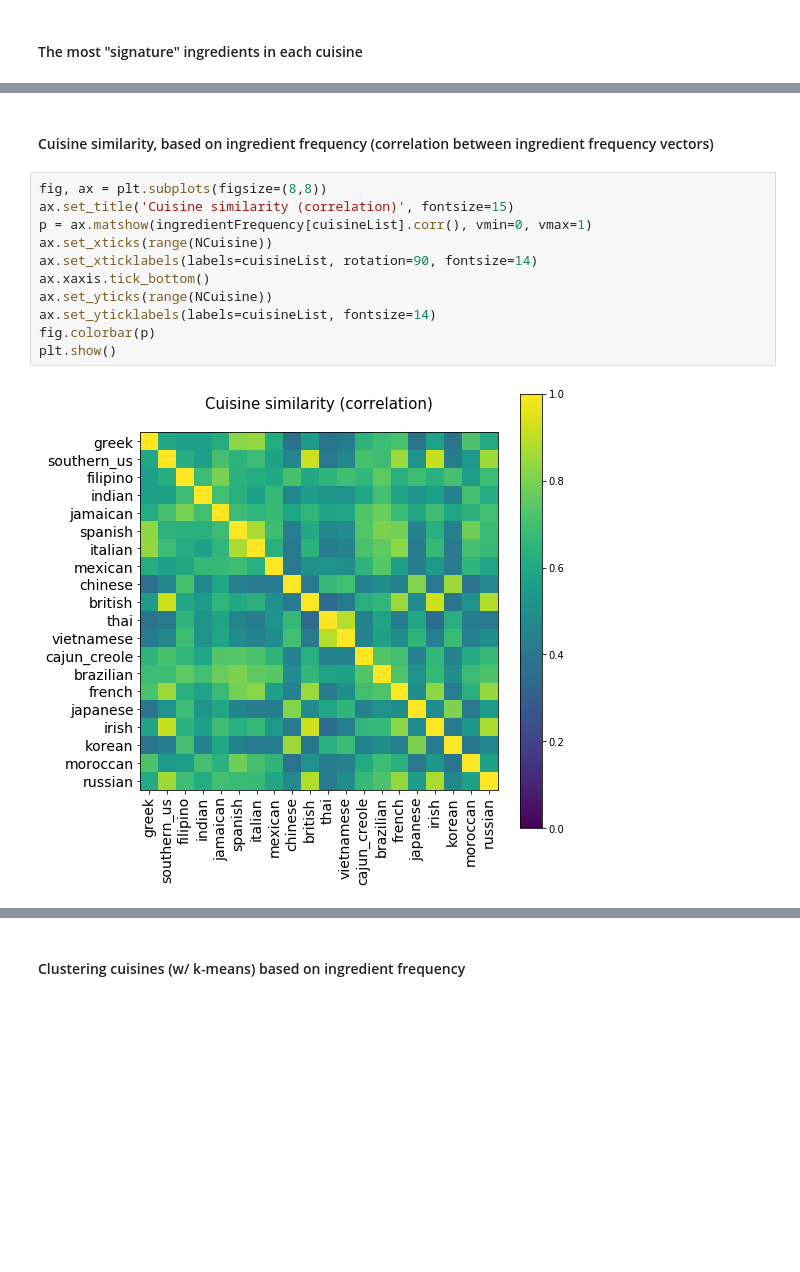
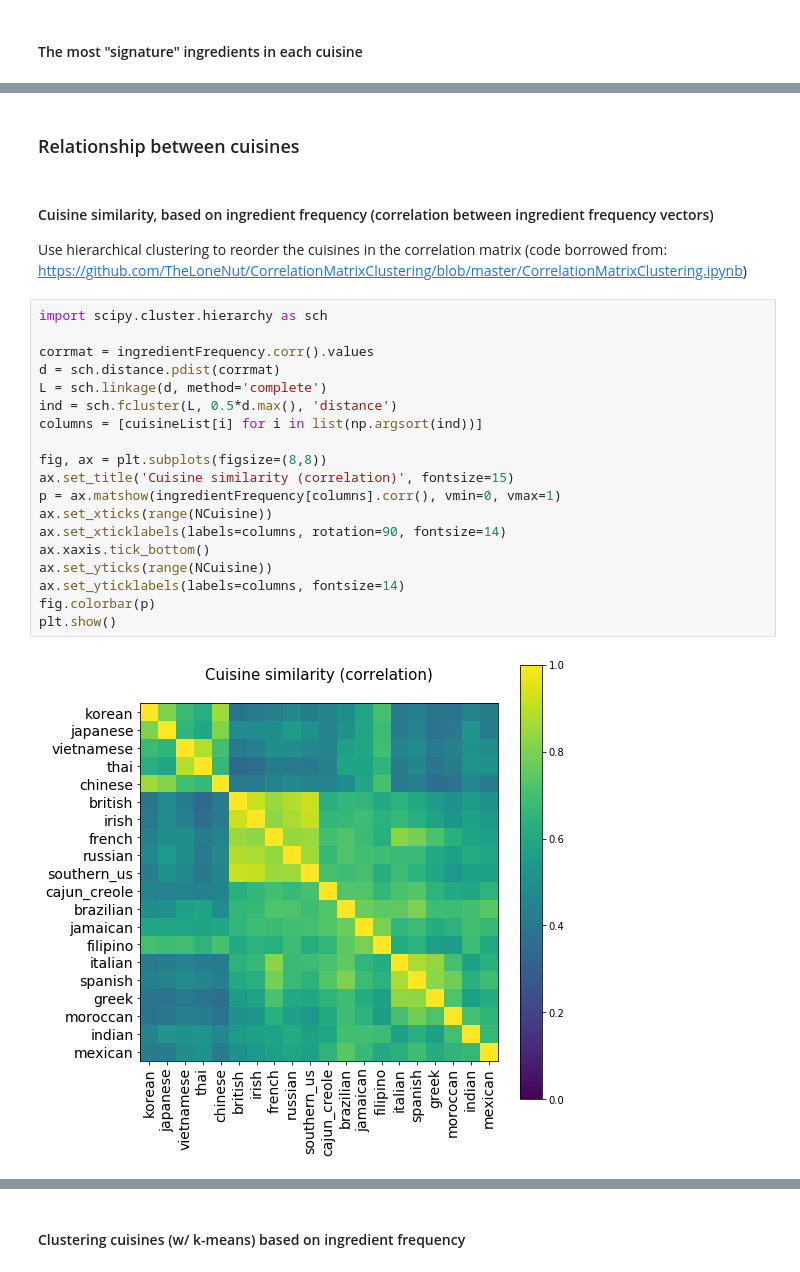
Before and after one commit to neurocaience/cos424_finalproj_kagglewhatscooking, a Jupyter notebook: DataExploration.ipynb, the cells around one changed output, grey strips where cells are left out. Drawn from its saved outputs; the diff is of its cells as text; blank space fills up the shorter version.

Commit message:
Add clustering on correlation matrix, and t-sne results

```diff
--- a/DataExploration.ipynb
+++ b/DataExploration.ipynb
@@ -137,18 +137,30 @@ indian :  ['garam masala' 'curry leaves' 'paneer' 'ghee' 'coriander powder'
  'lamb shoulder']
 russian :  ['sauerkraut' 'buckwheat flour' 'pierogi' 'dill' 'fresh dill'
  'farmer cheese' 'beets' 'cottage cheese' 'sour cream' 'pickled beets']
+# %% [markdown]
+### Relationship between cuisines
 # %% [markdown]
 #### Cuisine similarity, based on ingredient frequency (correlation between ingredient frequency vectors)
+
+Use hierarchical clustering to reorder the cuisines in the correlation matrix (code borrowed from: https://github.com/TheLoneNut/CorrelationMatrixClustering/blob/master/CorrelationMatrixClustering.ipynb)
 # %%
+import scipy.cluster.hierarchy as sch
+
+corrmat = ingredientFrequency.corr().values
+d = sch.distance.pdist(corrmat)
+L = sch.linkage(d, method='complete')
+ind = sch.fcluster(L, 0.5*d.max(), 'distance')
+columns = [cuisineList[i] for i in list(np.argsort(ind))]
+
 fig, ax = plt.subplots(figsize=(8,8))
 ax.set_title('Cuisine similarity (correlation)', fontsize=15)
-p = ax.matshow(ingredientFrequency[cuisineList].corr(), vmin=0, vmax=1)
+p = ax.matshow(ingredientFrequency[columns].corr(), vmin=0, vmax=1)
 ax.set_xticks(range(NCuisine))
-ax.set_xticklabels(labels=cuisineList, rotation=90, fontsize=14)
+ax.set_xticklabels(labels=columns, rotation=90, fontsize=14)
 ax.xaxis.tick_bottom()
 ax.set_yticks(range(NCuisine))
-ax.set_yticklabels(labels=cuisineList, fontsize=14)
+ax.set_yticklabels(labels=columns, fontsize=14)
 fig.colorbar(p)
 plt.show()
 # %% [output]
-[figure, old version]
+[figure, new version]
```
Also changed, not shown: parts of 10 cells of this notebook.
